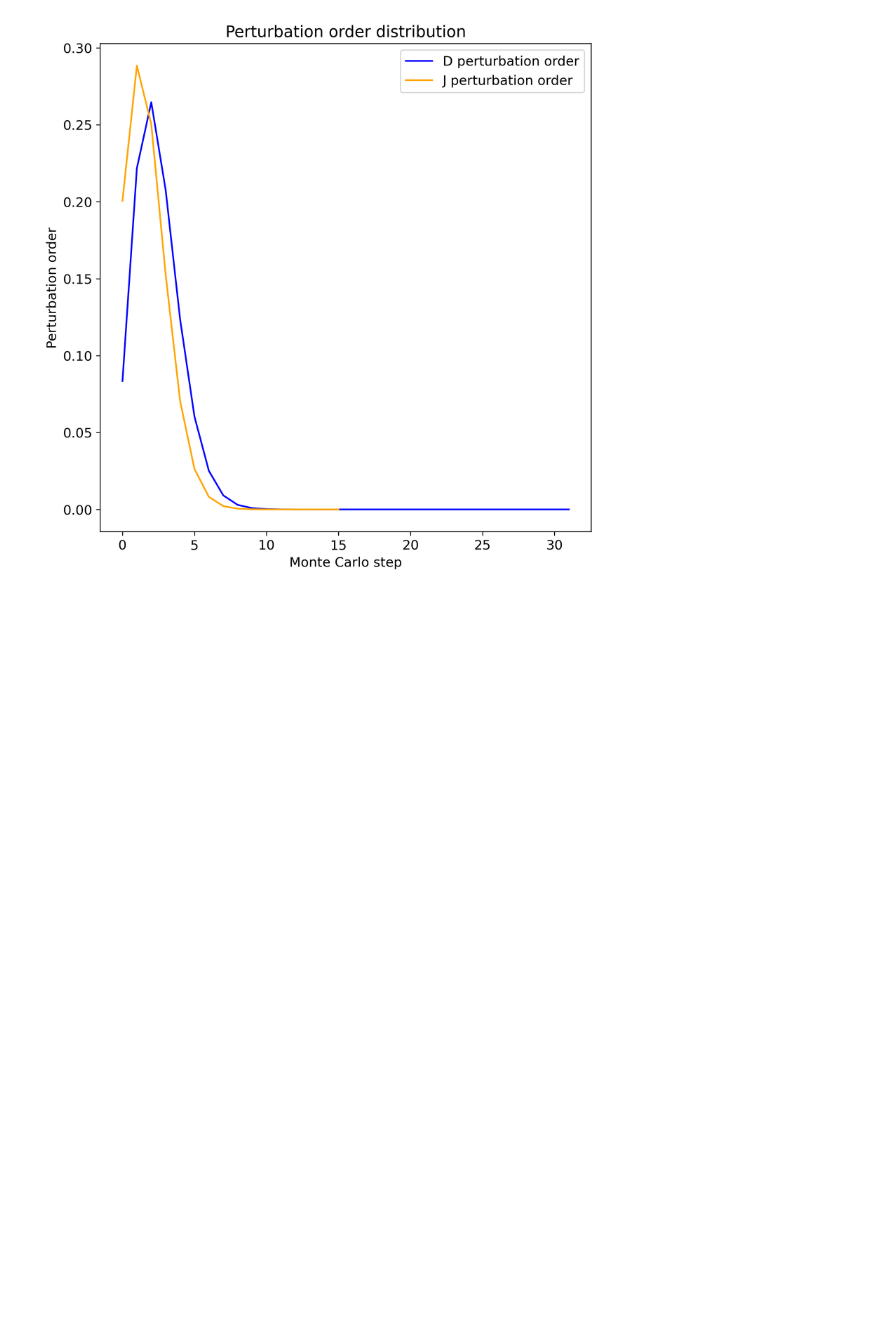
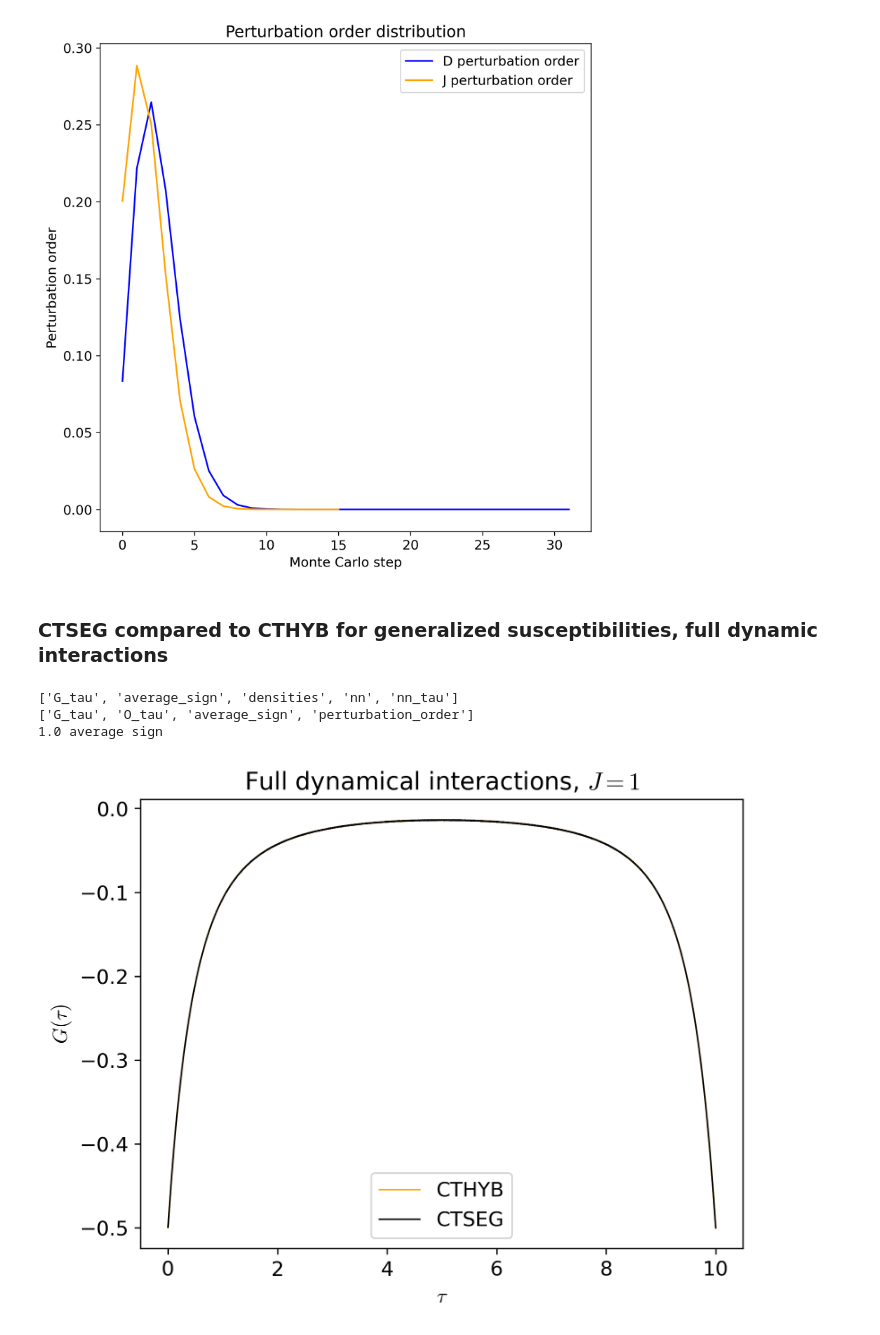
Before and after one commit to andrewkhardy/cthyb, a Jupyter notebook: benchmark/dynamic_int/CTHYB_Benchmarking.ipynb, the cells around one changed output. Cells and saved outputs as stored; diff of their text form; code cells hidden in the pictures; blank space fills up the shorter version.

Commit message:
debugging generalized susceptibilities

```diff
--- a/benchmark/dynamic_int/CTHYB_Benchmarking.ipynb
+++ b/benchmark/dynamic_int/CTHYB_Benchmarking.ipynb
@@ -273,3 +273,34 @@ plt.legend()
 plt.show()
 # %% [output]
 [figure]
+# %% [markdown]
+### CTSEG compared to CTHYB for generalized susceptibilities, full dynamic interactions
+# %%
+data_loc = "/home/andrewhardy/Documents/Data/CTHYB_Data"
+data_ref = "/home/andrewhardy/Documents/CCQ/cthyb_dyn/benchmark/dynamic_int"
+with HDFArchive(f"{data_ref}/ctint.ref.h5", "r") as A:
+    G_tau_int = A["dmft_loop/i_001/S/G_tau"]
+
+with HDFArchive(f"{data_loc}/spin_spin_ctseg_J-1.0-U-4.0_0.0_0.0_0.0_0.0_0.0_b-10.0.h5", "r") as A:
+    print(A.keys())
+    G_tau_seg = A["G_tau"]
+    #d = A["perturbation_order_D"]
+    #j = A["perturbation_order_J"]
+    nn = A["nn_tau"]
+with HDFArchive(f"{data_loc}/spin_spin_cthyb_J-1.0-U-4.0_0.0_0.0_0.0_0.0_0.0_b-10.0.h5", "r") as A:
+    print(A.keys())
+    G_tau_hyb = A["G_tau"]
+    print(A["average_sign"], "average sign")
+    Sz = A["O_tau"]
+
+oplot(G_tau_hyb["up"].real, color="orange", linewidth = 0.9, label="CTHYB")
+oplot(G_tau_seg["up"].real, color="black", linewidth = 0.9, label="CTSEG")
+plt.title(r"Full dynamical interactions, $J = 1$")
+plt.ylabel(r"$G(\tau)$")
+plt.legend()
+plt.show()
+# %% [output]
+['G_tau', 'average_sign', 'densities', 'nn', 'nn_tau']
+['G_tau', 'O_tau', 'average_sign', 'perturbation_order']
+1.0 average sign
+[figure, added]
```
Also changed, not shown: parts of 9 cells of this notebook, 1 other file.
